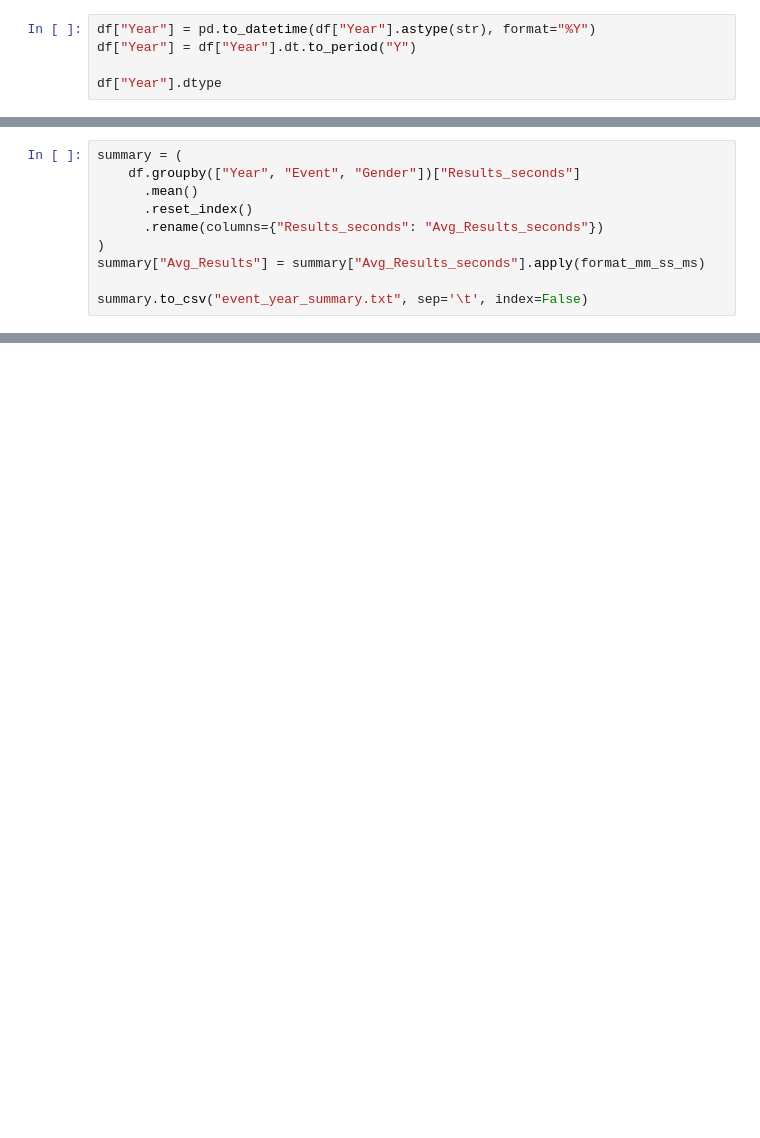
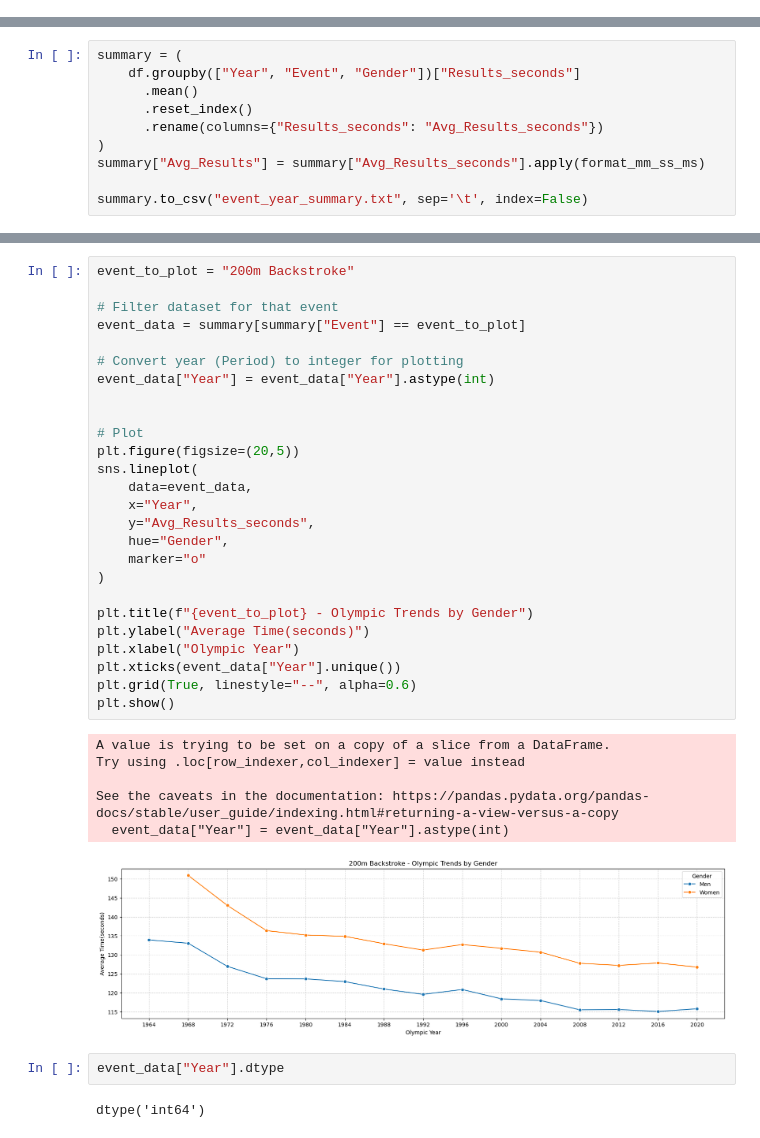
Before and after one commit to wllamjp/olympic-swimming, a Jupyter notebook: notebooks/analysis.ipynb, the cells around one changed output, grey strips where cells are left out. Saved outputs shown, nothing was run; the diff lists cells and outputs as text; blank space fills up the shorter version.

```diff
--- a/notebooks/analysis.ipynb
+++ b/notebooks/analysis.ipynb
@@ -131,8 +134,3 @@ df
 df["Year"].dtype
 # %% [output]
 dtype('int64')
-# %%
-df["Year"] = pd.to_datetime(df["Year"].astype(str), format="%Y")
-df["Year"] = df["Year"].dt.to_period("Y")
-
-df["Year"].dtype
@@ -150,0 +168,37 @@ summary.to_csv("event_year_summary.txt", sep='\t', index=False)
+# %%
+event_to_plot = "200m Backstroke"
+
+# Filter dataset for that event
+event_data = summary[summary["Event"] == event_to_plot]
+
+# Convert year (Period) to integer for plotting
+event_data["Year"] = event_data["Year"].astype(int)
+
+
+# Plot
+plt.figure(figsize=(20,5))
+sns.lineplot(
+    data=event_data,
+    x="Year",
+    y="Avg_Results_seconds",
+    hue="Gender",
+    marker="o"
+)
+
+plt.title(f"{event_to_plot} - Olympic Trends by Gender")
+plt.ylabel("Average Time(seconds)")
+plt.xlabel("Olympic Year")
+plt.xticks(event_data["Year"].unique())
+plt.grid(True, linestyle="--", alpha=0.6)
+plt.show()
+# %% [output]
+A value is trying to be set on a copy of a slice from a DataFrame.
+Try using .loc[row_indexer,col_indexer] = value instead
+
+See the caveats in the documentation: https://pandas.pydata.org/pandas-docs/stable/user_guide/indexing.html#returning-a-view-versus-a-copy
+  event_data["Year"] = event_data["Year"].astype(int)
+[figure, added]
+# %%
+event_data["Year"].dtype
+# %% [output]
+dtype('int64')
```
Also changed, not shown: parts of 5 cells of this notebook.
